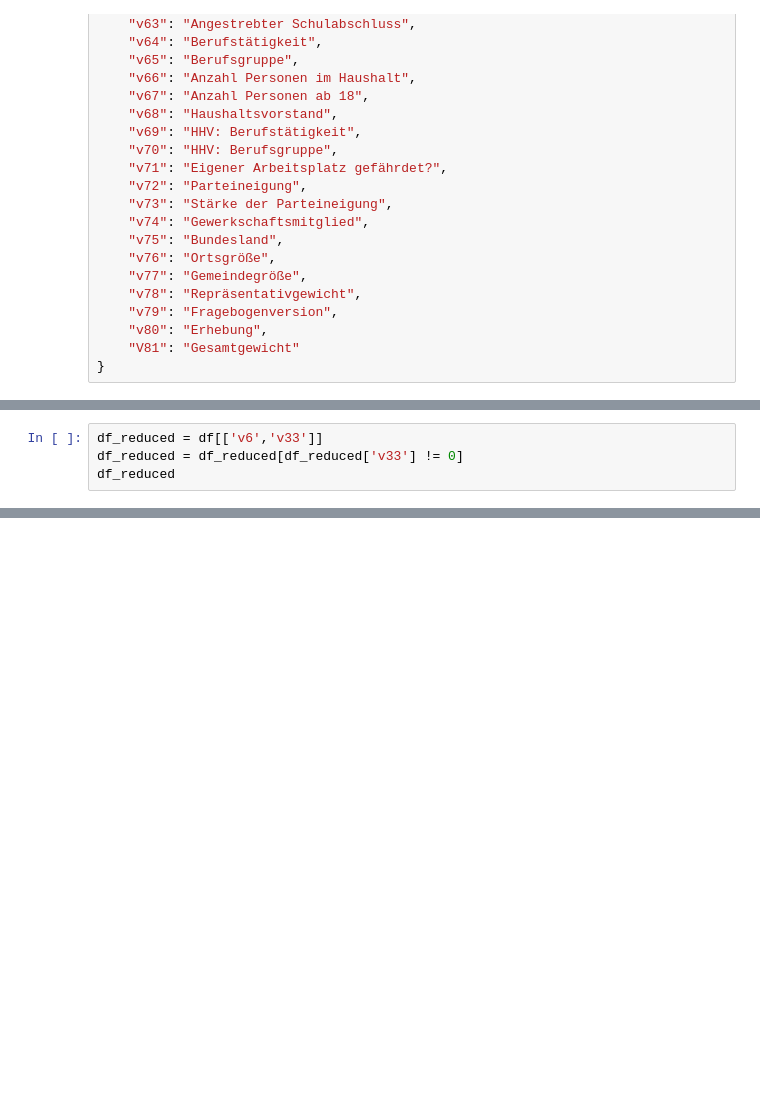
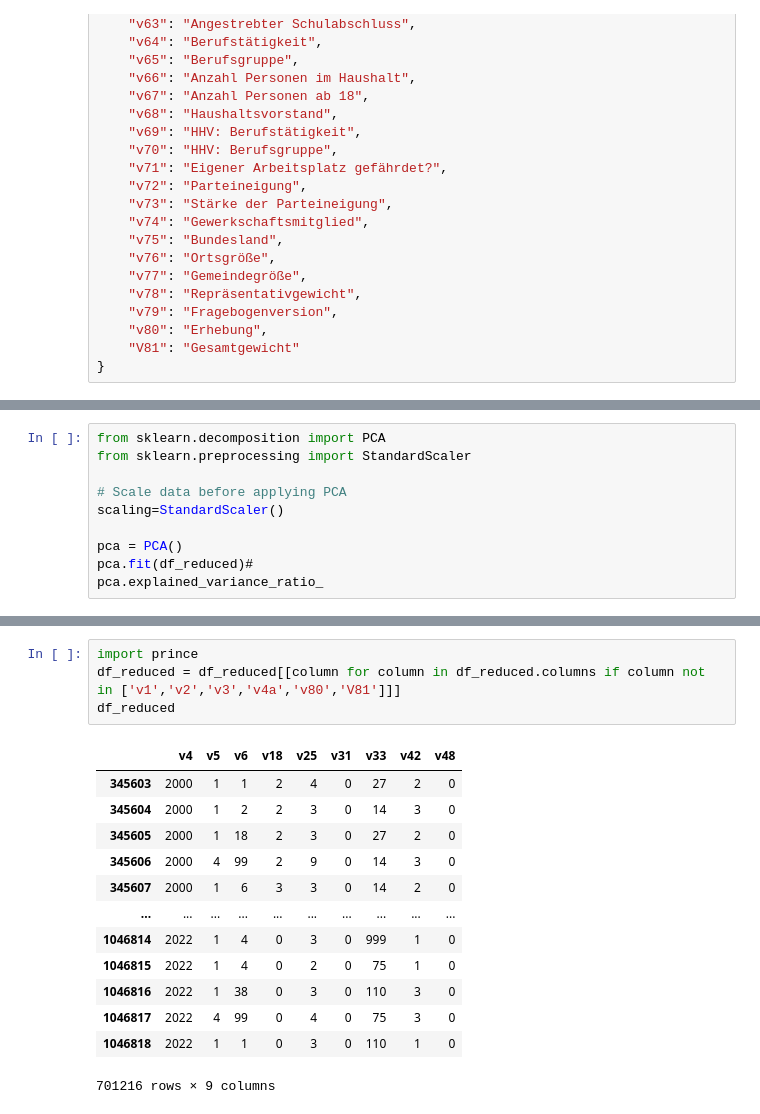
Before and after one commit to atg205/VoteMax, a Jupyter notebook: classification_politbarometer.ipynb, the cells around one changed output, grey strips where cells are left out. Cells and saved outputs as stored; diff of their text form; blank space fills up the shorter version.

```diff
--- a/classification_politbarometer.ipynb
+++ b/classification_politbarometer.ipynb
@@ -154,4 +200,0 @@ Erhebung
-# %%
-df_reduced = df[['v6','v33']]
-df_reduced = df_reduced[df_reduced['v33'] != 0]
-df_reduced
@@ -177,0 +201,10 @@ plt.ylim(0,200)
+# %%
+from sklearn.decomposition import PCA
+from sklearn.preprocessing import StandardScaler
+
+# Scale data before applying PCA
+scaling=StandardScaler()
+
+pca = PCA()
+pca.fit(df_reduced)#
+pca.explained_variance_ratio_
@@ -177,0 +241,18 @@ plt.ylim(0,200)
+# %%
+import prince
+df_reduced = df_reduced[[column for column in df_reduced.columns if column not in ['v1','v2','v3','v4a','v80','V81']]]
+df_reduced
+# %% [output]
+|  | v4 | v5 | v6 | v18 | v25 | v31 | v33 | v42 | v48 |
+| 345603 | 2000 | 1 | 1 | 2 | 4 | 0 | 27 | 2 | 0 |
+| 345604 | 2000 | 1 | 2 | 2 | 3 | 0 | 14 | 3 | 0 |
+| 345605 | 2000 | 1 | 18 | 2 | 3 | 0 | 27 | 2 | 0 |
+| 345606 | 2000 | 4 | 99 | 2 | 9 | 0 | 14 | 3 | 0 |
+| 345607 | 2000 | 1 | 6 | 3 | 3 | 0 | 14 | 2 | 0 |
+| ... | ... | ... | ... | ... | ... | ... | ... | ... | ... |
+| 1046814 | 2022 | 1 | 4 | 0 | 3 | 0 | 999 | 1 | 0 |
+| 1046815 | 2022 | 1 | 4 | 0 | 2 | 0 | 75 | 1 | 0 |
+| 1046816 | 2022 | 1 | 38 | 0 | 3 | 0 | 110 | 3 | 0 |
+| 1046817 | 2022 | 4 | 99 | 0 | 4 | 0 | 75 | 3 | 0 |
+| 1046818 | 2022 | 1 | 1 | 0 | 3 | 0 | 110 | 1 | 0 |
+701216 rows × 9 columns
```
Also changed, not shown: parts of 19 cells of this notebook, 4 other files.
